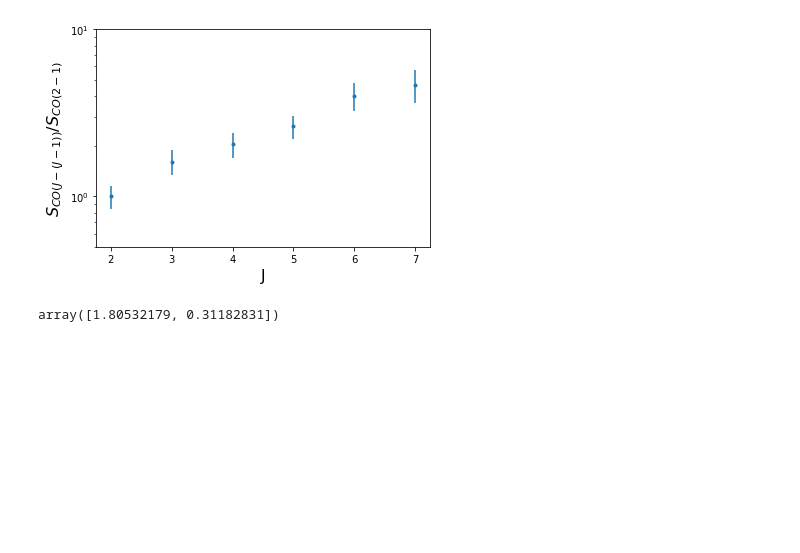
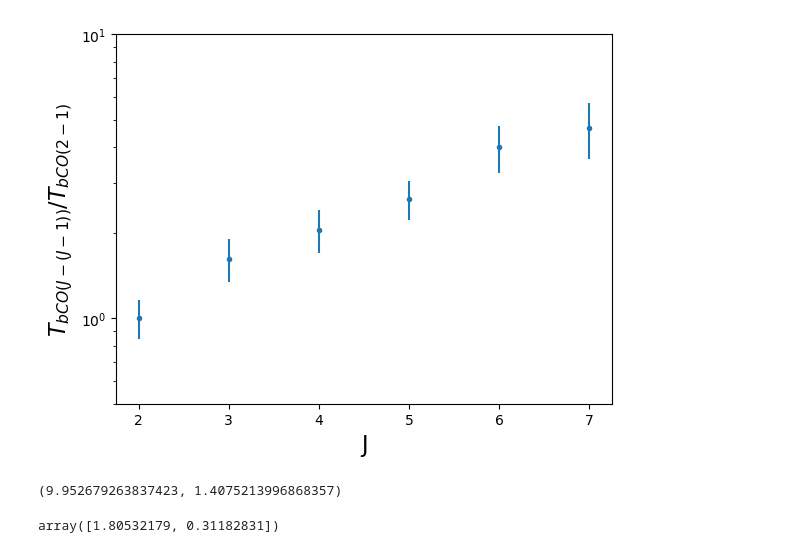
Before and after one commit to cpvargas/ACT_ALMA, a Jupyter notebook: CO_line-test2.ipynb, the cells around one changed output. Drawn from its saved outputs; the diff is of its cells as text; code cells hidden in the pictures; blank space fills up the shorter version.

```diff
--- a/CO_line-test2.ipynb
+++ b/CO_line-test2.ipynb
@@ -45,14 +51,14 @@ plt.savefig("CO_conversion.png",dpi=150)
 # %%
 plt.errorbar(J,invr_J*0.84,yerr=invr_J_err*0.84,fmt=".")
 #plt.errorbar(1,1,yerr=0,fmt=".")
 
-plt.ylabel("$S_{CO(J-(J-1))}$/$S_{CO(2-1)}$",fontsize=16)
+plt.ylabel("$T_{b CO(J-(J-1))}$/$T_{b CO(2-1)}$",fontsize=16)
 plt.xlabel("J",fontsize=16)
 
 plt.ylim(0.5,10)
 plt.yscale("log")
 # %% [output]
-[figure, old version]
+[figure, new version]
 # %%
 #Conversion from J-(J-1) to 1-0
 def toC10(L,L_err,J):
@@ -114,3 +135,7 @@ def LpCO(I,I_err,z,J):
+# %%
+muCO(200,10,10,1)
+# %% [output]
+(9.952679263837423, 1.4075213996868357)
 # %%
 LpCO(1.1,0.19,2.292,4)/1e10
 # %% [output]
```
Also changed, not shown: parts of 32 cells of this notebook.
